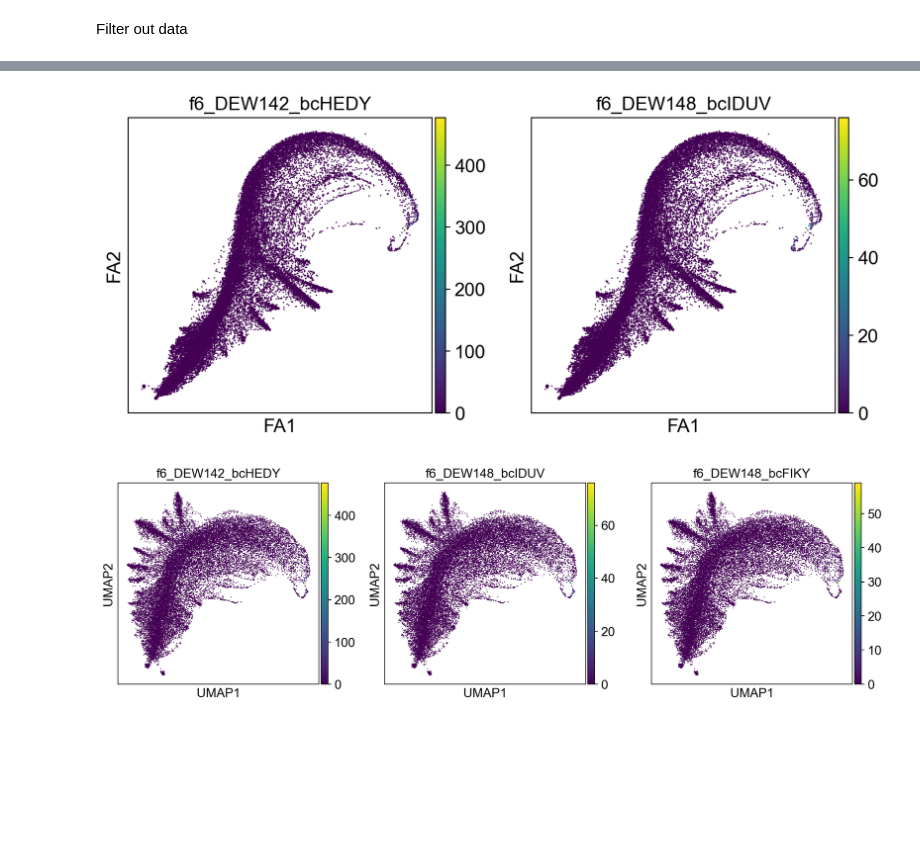
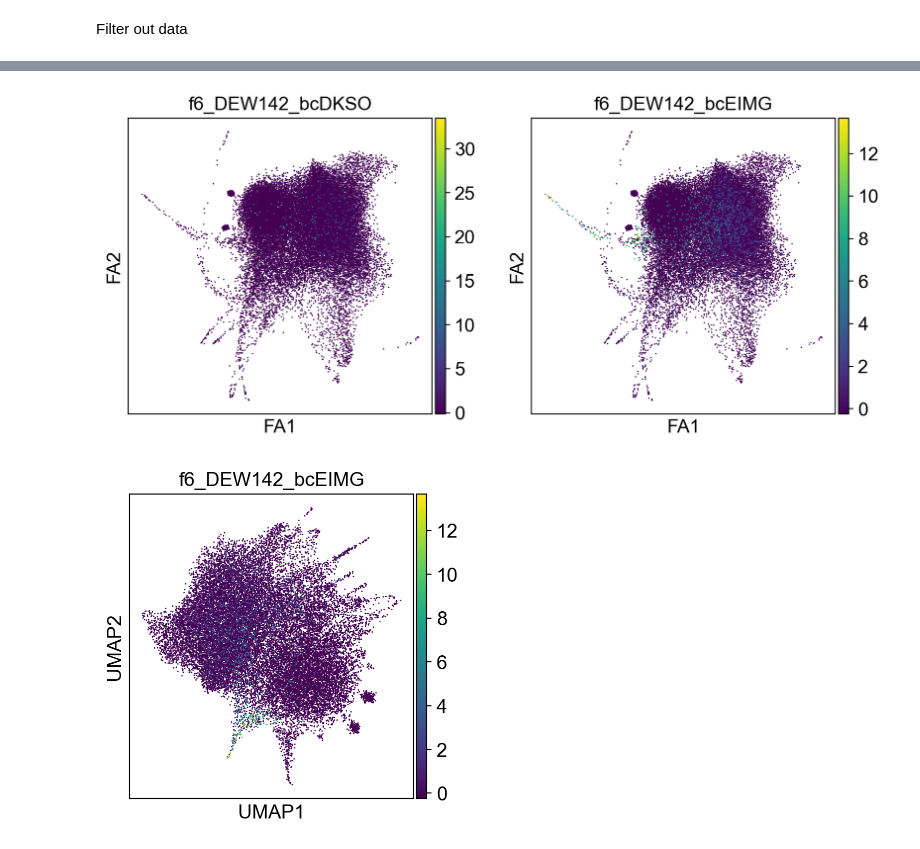
Before and after one commit to reangdeba/compbio, a Jupyter notebook: notebooks/zebrafish_custom_dataset.ipynb, the cells around one changed output, grey strips where cells are left out. Cells and saved outputs as stored; diff of their text form; code cells hidden in the pictures; blank space fills up the shorter version.

```diff
--- a/notebooks/zebrafish_custom_dataset.ipynb
+++ b/notebooks/zebrafish_custom_dataset.ipynb
@@ -64,11 +64,11 @@ drawing single-cell graph using layout 'fa'
 # %%
-sc.pl.draw_graph(adata, color=['f6_DEW142_bcHEDY', 'f6_DEW148_bcIDUV'])
+sc.pl.draw_graph(adata, color=['f6_DEW142_bcDKSO', 'f6_DEW142_bcEIMG'])
 # %% [output]
-[figure, old version]
+[figure, new version]
 # %%
-sc.pl.umap(adata, color=)
+sc.pl.umap(adata, color='f6_DEW142_bcEIMG')
 # %% [output]
-[figure, old version]
+[figure, new version]
 # %%
 adata.var_names
 # %% [output]
```
Also changed, not shown: parts of 5 cells of this notebook.
